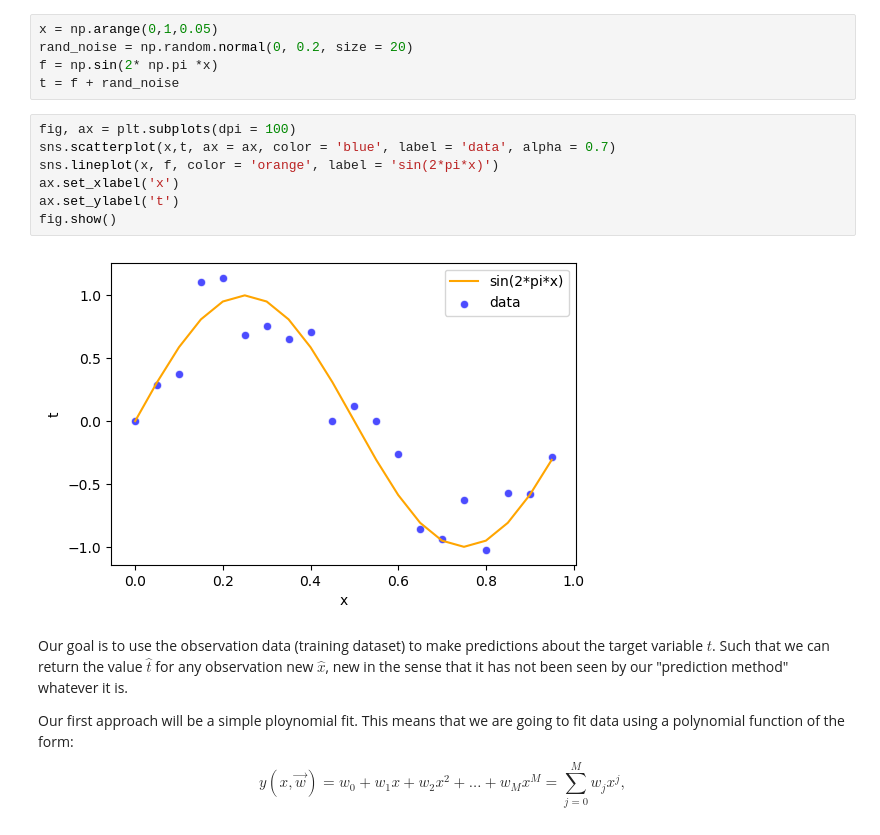
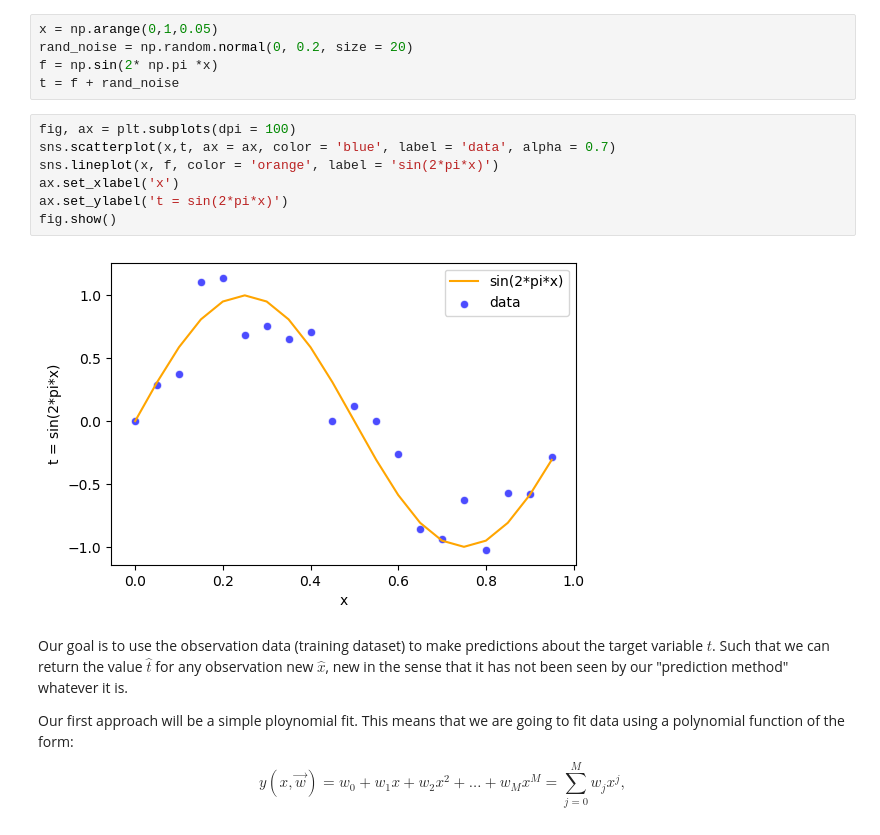
Before and after one commit to pibieta/ML-course, a Jupyter notebook: PR_and_ML/1-Introduction.ipynb, the cells around one changed output. Cells and saved outputs as stored; diff of their text form.

```diff
--- a/PR_and_ML/1-Introduction.ipynb
+++ b/PR_and_ML/1-Introduction.ipynb
@@ -23,12 +25,12 @@ t = f + rand_noise
 # %%
 fig, ax = plt.subplots(dpi = 100)
 sns.scatterplot(x,t, ax = ax, color = 'blue', label = 'data', alpha = 0.7)
 sns.lineplot(x, f, color = 'orange', label = 'sin(2*pi*x)')
 ax.set_xlabel('x')
-ax.set_ylabel('t')
+ax.set_ylabel('t = sin(2*pi*x)')
 fig.show()
 # %% [output]
-[figure, old version]
+[figure, new version]
 # %% [markdown]
 Our goal is to use the observation data (training dataset) to make predictions about the target variable $t$. Such that we can return the value $\hat{t}$ for any observation new $\hat{x}$, new in the sense that it has not been seen by our "prediction method" whatever it is.
 
```
Also changed, not shown: parts of 23 cells of this notebook.
